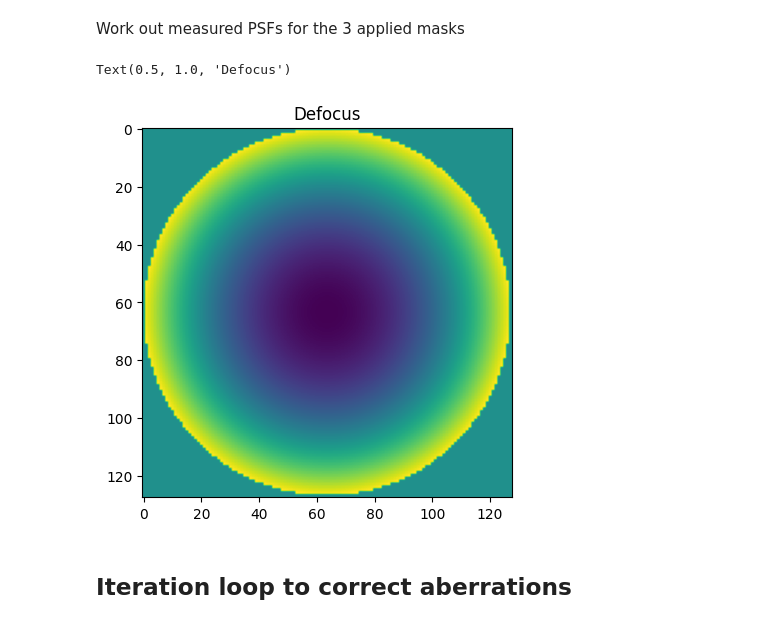
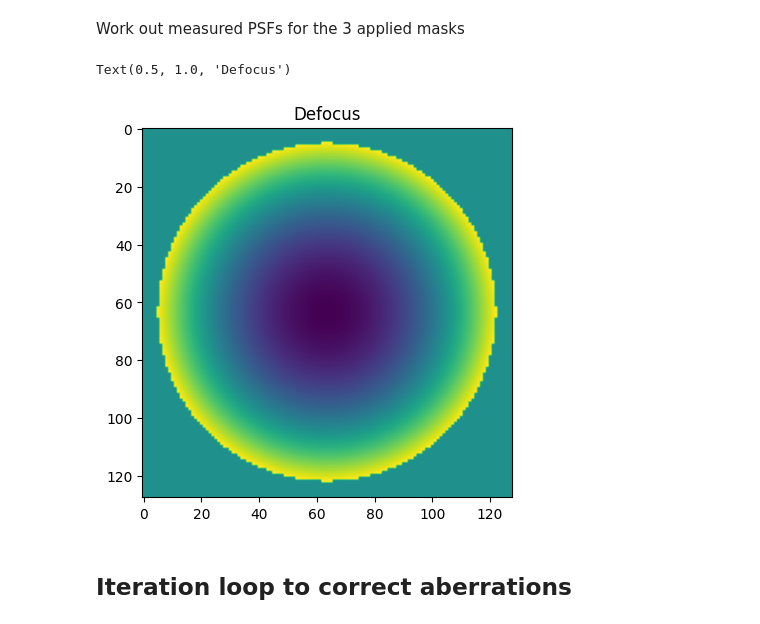
Before and after one commit to imperial-photonics/HexSimInstrument, a Jupyter notebook: R11SLM_correction_hardware.ipynb, the cells around one changed output. Saved outputs shown, nothing was run; the diff lists cells and outputs as text; code cells hidden in the pictures.

```diff
--- a/R11SLM_correction_hardware.ipynb
+++ b/R11SLM_correction_hardware.ipynb
@@ -447,7 +459,8 @@ titles = ['Guess for PSF intensity', 'Phase sum in pupil', 'Phase difference in
 Set up arrays
 # %%
 N = 128
-x, y = xp.meshgrid(xp.linspace(-1, 1, N), xp.linspace(-1, 1, N))
+MAG = 1.085
+x, y = xp.meshgrid(xp.linspace(-MAG, MAG, N), xp.linspace(-MAG, MAG, N))
 r = xp.sqrt(x ** 2 + y ** 2)
 theta = xp.arctan2(y, x)
 circ = r < 1
@@ -675,35 +684,39 @@ Work out measured PSFs for the 3 applied masks
 #     plt.imshow(xp.angle(xp.exp(1j * ri)))
 # plt.title('Random target phase')
 
 # sumc = xp.sum(circ)
 # piston = xp.sum(xp.sum(ri * circ)) / sumc
 # diff = (ri-piston) * circ
 # rms = xp.sqrt(xp.sum(diff ** 2) / sumc)
 # # imshow(diff.*circ,[])
 # # text(0,-10,sprintf('max-min=%f, rms=%f, rmswaves=%f',max(diff(:))-min(diff(:)),rms,rms/2/pi))
 
 # plt.figure(101)
 # hlx = theta * circ  # helical wavefront
 # if xp == cp:
 #     plt.imshow(hlx.get())
 # else:
 #     plt.imshow(hlx)
 # plt.title('Phase singularity')
 
 plt.figure(102)
-defocus = 10 * Z20
+defocus = 5 * Z20
+asti1 = 5 * Z22
+asti2 = 5 * Z2_2
+# bias = [0, defocus, -defocus]
+bias = [0, asti1, defocus, asti2]
 if xp == cp:
     plt.imshow(defocus.get())
 else:
     plt.imshow(defocus)
 plt.title('Defocus')
 
 # #% ampl=circ
 # #% ampl=circ.*(1+x/3);  % a tilt in intensity accross the pupil
 # ampl = circ * xp.exp(-((x - 0.25) ** 2 + 2 * y ** 2) / 2 / 1 ** 2)  # funny gaussian illumination to simulater a laser beam scenario; sigma=1
 # %% [output]
 Text(0.5, 1.0, 'Defocus')
-[figure, old version]
+[figure, new version]
 # %% [markdown]
 ## Iteration loop to correct aberrations
 # %%
```
Also changed, not shown: parts of 24 cells of this notebook, 1 other file.
